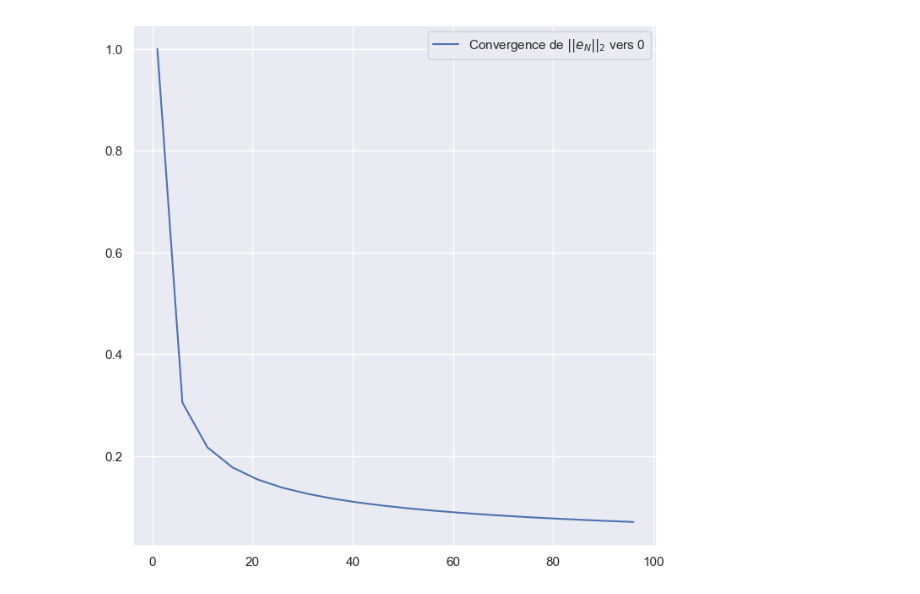
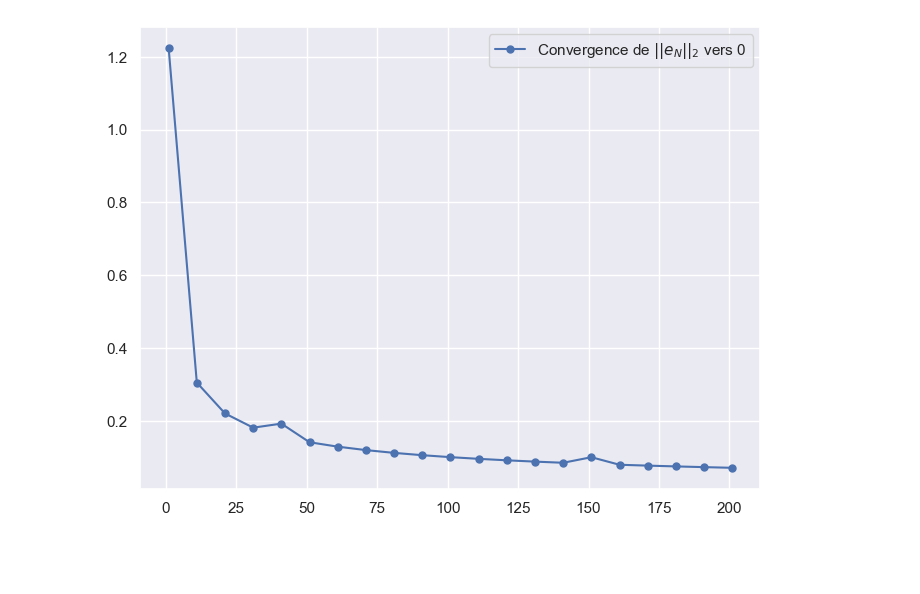
Before and after one commit to PolTibau/Fourier-Discrete, a Jupyter notebook: TP/TP3.ipynb, the cells around one changed output. Saved outputs shown, nothing was run; the diff lists cells and outputs as text; code cells hidden in the pictures; blank space fills up the shorter version.

```diff
--- a/TP/TP3.ipynb
+++ b/TP/TP3.ipynb
@@ -12,21 +12,22 @@ def u(x):
     return np.sign(x-np.pi)
 
 
-def Coeff(N):
+def Coeff(N, u, ini, fin):
     U = np.zeros(2*N, dtype=complex)
-    X = np.linspace(0,2*np.pi, 2*N)
+    X = np.linspace(ini,fin, 2*N, endpoint=False)
     Y = u(X)
-    for i in range(2*N):
-        U[i] = 1/(2*N) * np.sum(Y*np.exp(-1j*(i-N+1)*X))
+    #for i in range(2*N):
+    #    U[i] = 1/(2*N) * np.sum(Y*np.exp(-1j*(i-N+1)*X))
+    U = 1/(2*N) * np.dot(Y, np.exp(-1j * np.outer(X,np.arange(-N+1,N+1))))
     return U
 
 
 
 N = 100
-V = np.abs(Coeff(N)) #per obtenir el mòdul de cada complex
+V = np.abs(Coeff(N, u, 0,2*np.pi))
 
-fig, ax = plt.subplots(figsize=(16,16))
-ax.plot(np.arange(-N+1, N+1), V, label="Coefficients de Fourier discrets")
+fig, ax = plt.subplots(figsize=(12,8))
+ax.stem(np.arange(-N+1, N+1), V, basefmt="C2-", label="Coefficients de Fourier discrets")
 plt.legend(loc='upper left')
 plt.show()
 # %% [output]
@@ -55,23 +74,24 @@ plt.show()
 # %%
 from scipy import integrate
 
-def eN(x, N):
-    E = [np.exp(1j*x*(i-N+1)) for i in range(2*N)]
-    U = Coeff(N)
-    S = u(x) - np.sum(U*E)
-    return np.abs(S)**2
+def integ(N, u, ini, fin):
+    U = Coeff(N, u, ini, fin)
+    k = np.arange(-N+1,N+1)
 
-def integ(N):
-    I = integrate.quad(eN,0,2*np.pi, args=(N,), limit=1000)[0]
+    def eN(x):
+        E = np.exp(1j * k * x)
+        S = u(x) - np.sum(U*E)
+        return np.abs(S)**2
 
+    I, _ = integrate.quad(eN,0,2*np.pi, limit=1000)
     return np.sqrt(1/(2*np.pi) * I)
 
-n = np.arange(1, 100, 5)
-N = [integ(i) for i in n]
+n = np.arange(1, 210, 10)
+R = [integ(i, u, 0, 2*np.pi) for i in n]
 
-fig, ax = plt.subplots(figsize=(8,8))
-ax.plot(n, N, label="Convergence de $||e_N||_2$ vers 0")
+fig, ax = plt.subplots(figsize=(8,6))
+ax.plot(n, R, 'o-', markersize=5, label="Convergence de $||e_N||_2$ vers 0")
 plt.legend()
 plt.show()
 # %% [output]
-[figure, old version]
+[figure, new version]
```
Also changed, not shown: parts of 7 cells of this notebook.
